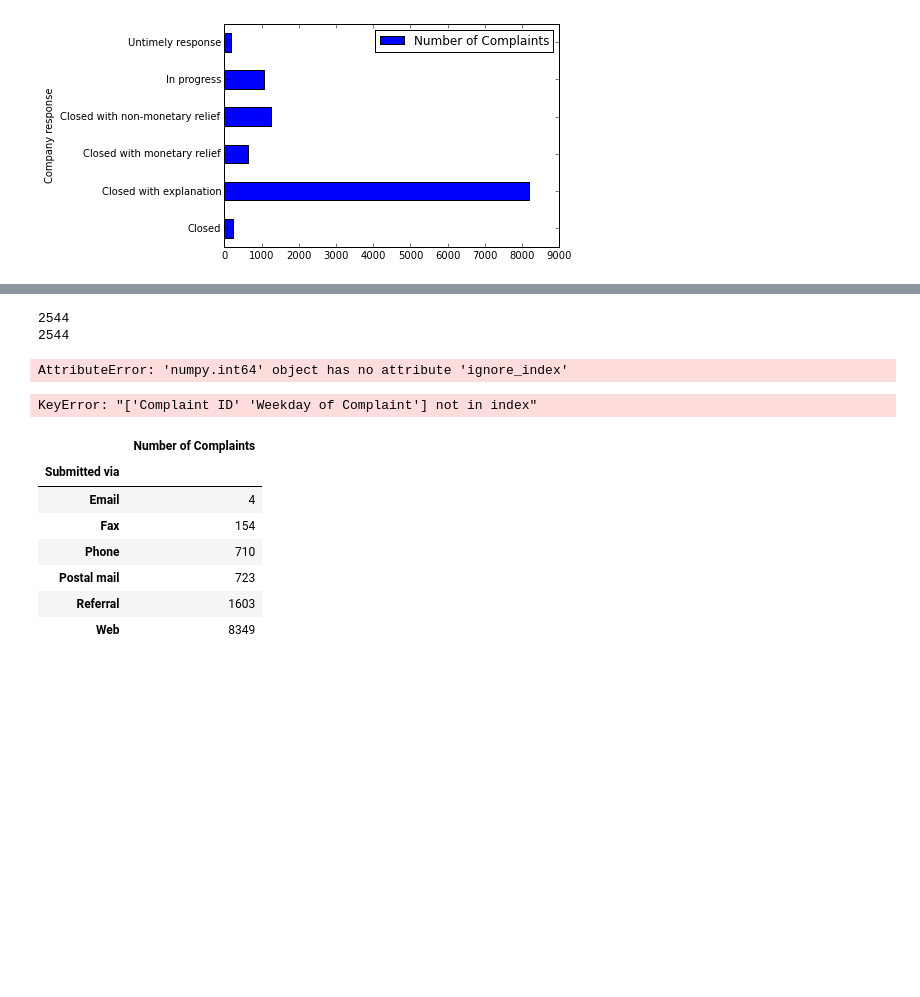
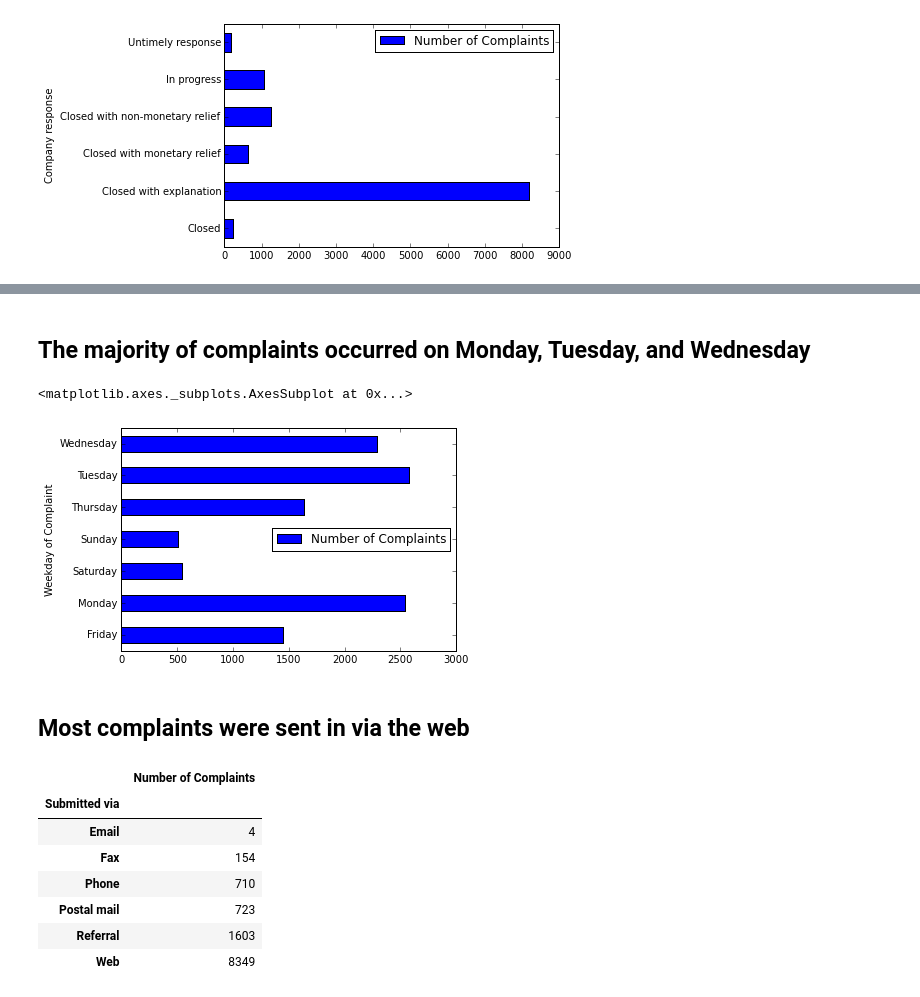
Before and after one commit to pjpassa/consumer-complaints, a Jupyter notebook: Consumer_Complaints.ipynb, the cells around one changed output, grey strips where cells are left out. Drawn from its saved outputs; the diff is of its cells as text; code cells hidden in the pictures; blank space fills up the shorter version.

Commit message:
fixed errors and added comments

```diff
--- a/Consumer_Complaints.ipynb
+++ b/Consumer_Complaints.ipynb
@@ -80,20 +85,12 @@ AttributeError: 'DataFrame' object has no attribute 'valuecount'
-# %%
-gen = (group for day, group in to_gen)
-weekday = pd.DataFrame()
-for day, group in gen:
-    print(day)
-    print(group)
-    day.ignore_index = True
-    weekday.append(day)
-weekday
-# %% [output]
-2544
-2544
-AttributeError: 'numpy.int64' object has no attribute 'ignore_index'
+# %% [markdown]
+## The majority of complaints occurred on Monday, Tuesday, and Wednesday
 # %%
-weekday[["Complaint ID", "Weekday of Complaint"]].groupby("Weekday of Complaint").count().rename(columns={'Complaint ID': 'Number of Complaints'}).plot(kind="barh")
+cfpb_complaints[["Complaint ID", "Weekday of Complaint"]].groupby("Weekday of Complaint").count().rename(columns={'Complaint ID': 'Number of Complaints'}).plot(kind="barh")
 # %% [output]
-KeyError: "['Complaint ID' 'Weekday of Complaint'] not in index"
+<matplotlib.axes._subplots.AxesSubplot at 0x...>
+[figure, added]
+# %% [markdown]
+## Most complaints were sent in via the web
 # %%
 cfpb_complaints[["Complaint ID", "Submitted via"]].groupby("Submitted via").count().rename(columns={'Complaint ID': 'Number of Complaints'})
 # %% [output]
```
Also changed, not shown: parts of 4 cells of this notebook.
